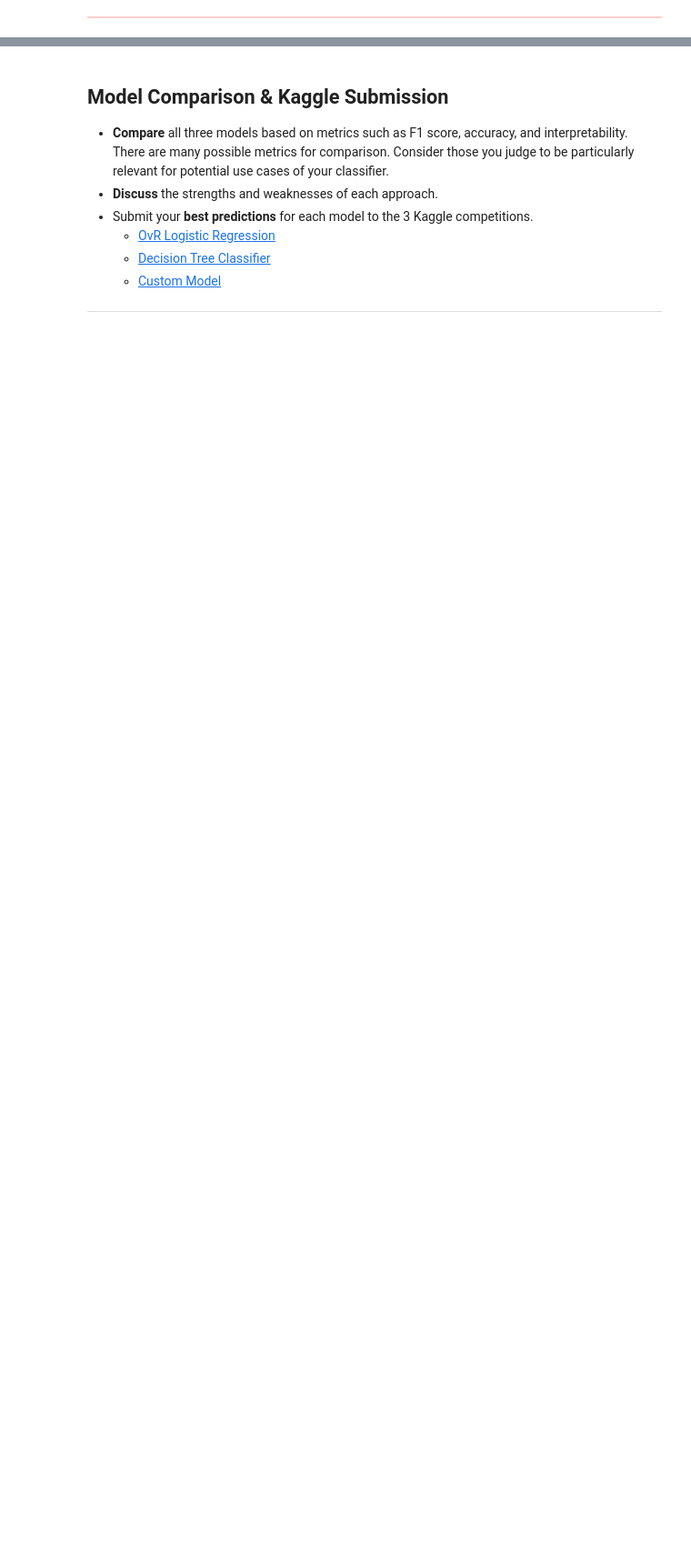
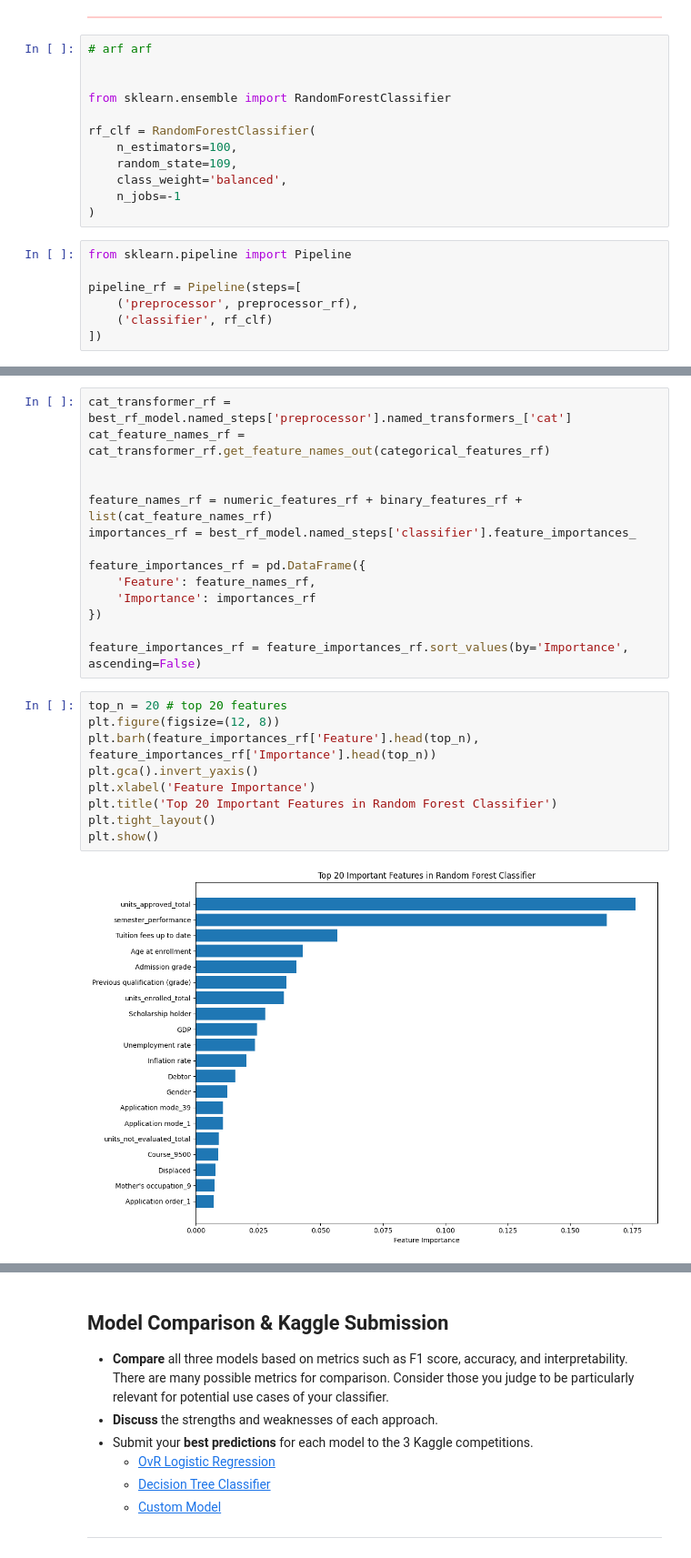
Before and after one commit to mdkrasnow/harvard, a Jupyter notebook: CS 109/cs1090a_hw5/cs1090a_hw5.ipynb, the cells around one changed output, grey strips where cells are left out. Shown at 91% size. Drawn from its saved outputs; the diff is of its cells as text; blank space fills up the shorter version.

```diff
--- a/CS 109/cs1090a_hw5/cs1090a_hw5.ipynb
+++ b/CS 109/cs1090a_hw5/cs1090a_hw5.ipynb
@@ -274,2 +810,21 @@ _Type your answer here, replacing this text._
 # %% [markdown]
 <div class="highlight-box" style="border: 1px solid #ffcccb; background-color: #ffcccb; height: 5px;"></div>
+# %%
+# arf arf
+
+
+from sklearn.ensemble import RandomForestClassifier
+
+rf_clf = RandomForestClassifier(
+    n_estimators=100,
+    random_state=109,
+    class_weight='balanced',
+    n_jobs=-1
+)
+# %%
+from sklearn.pipeline import Pipeline
+
+pipeline_rf = Pipeline(steps=[
+    ('preprocessor', preprocessor_rf),
+    ('classifier', rf_clf)
+])
@@ -276,2 +948,27 @@ _Type your answer here, replacing this text._
+# %%
+cat_transformer_rf = best_rf_model.named_steps['preprocessor'].named_transformers_['cat']
+cat_feature_names_rf = cat_transformer_rf.get_feature_names_out(categorical_features_rf)
+
+
+feature_names_rf = numeric_features_rf + binary_features_rf + list(cat_feature_names_rf)
+importances_rf = best_rf_model.named_steps['classifier'].feature_importances_
+
+feature_importances_rf = pd.DataFrame({
+    'Feature': feature_names_rf,
+    'Importance': importances_rf
+})
+
+feature_importances_rf = feature_importances_rf.sort_values(by='Importance', ascending=False)
+# %%
+top_n = 20 # top 20 features
+plt.figure(figsize=(12, 8))
+plt.barh(feature_importances_rf['Feature'].head(top_n), feature_importances_rf['Importance'].head(top_n))
+plt.gca().invert_yaxis()
+plt.xlabel('Feature Importance')
+plt.title('Top 20 Important Features in Random Forest Classifier')
+plt.tight_layout()
+plt.show()
+# %% [output]
+[figure, added]
 # %%
 grader.check("custom")
```
Also changed, not shown: parts of 27 cells of this notebook, 10 other files.
